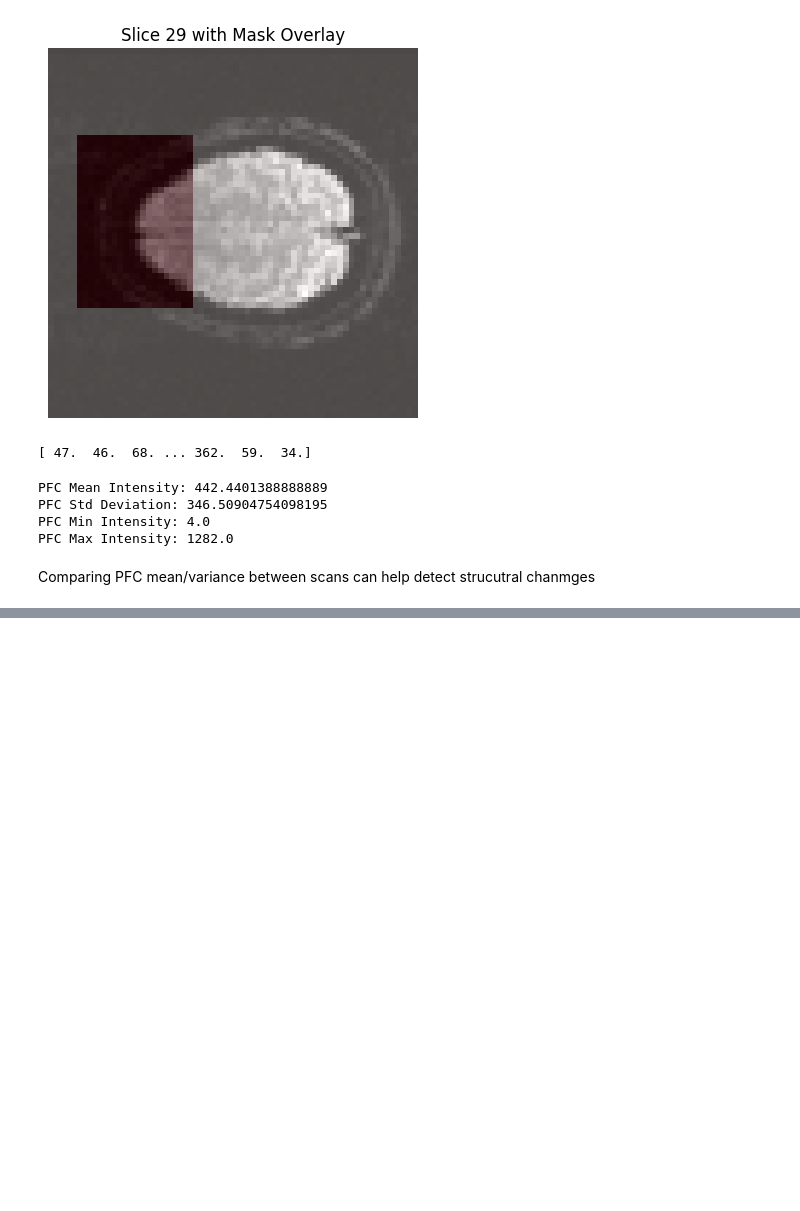
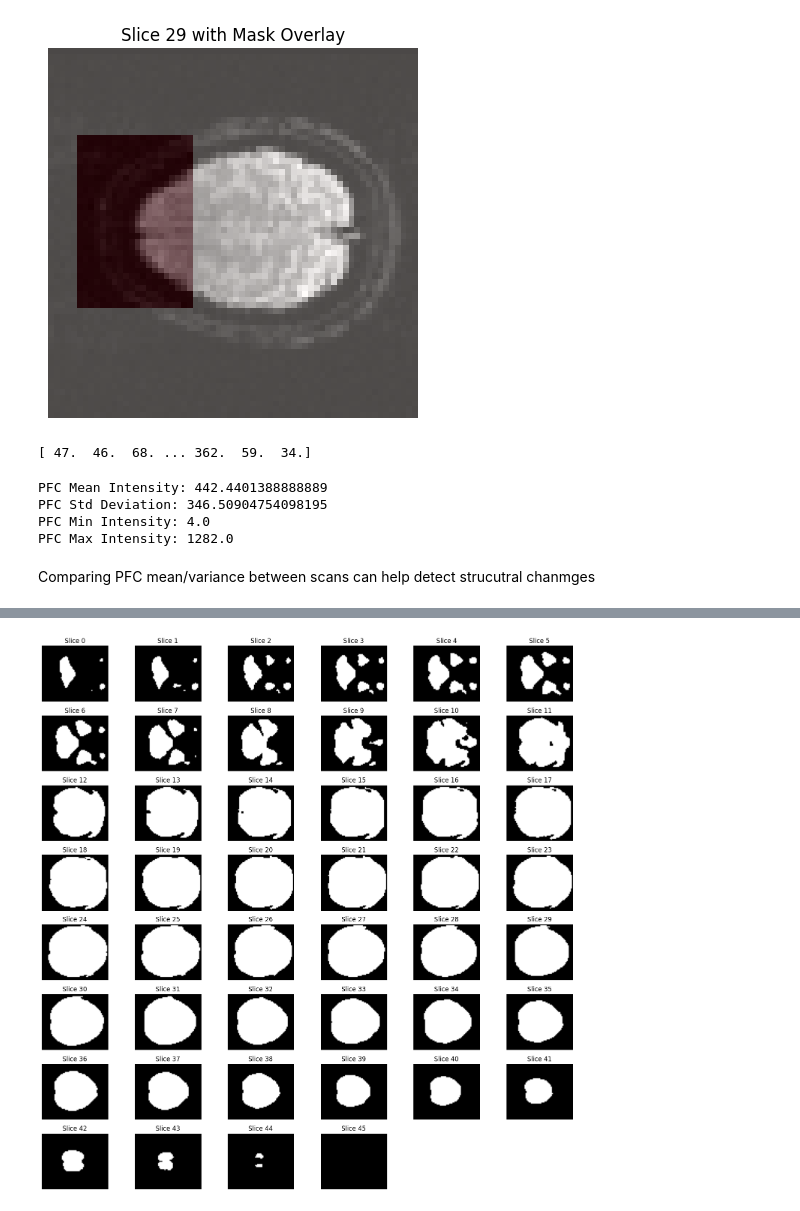
Before and after one commit to Adonimac/fMRI, a Jupyter notebook: test.ipynb, the cells around one changed output, grey strips where cells are left out. Drawn from its saved outputs; the diff is of its cells as text; code cells hidden in the pictures; blank space fills up the shorter version.

```diff
--- a/test.ipynb
+++ b/test.ipynb
@@ -145,0 +149,24 @@ FileNotFoundError: No such file or no access: 'CV/CT_MAY2016/FIRST SCAN/FIRST LE
+# %%
+
+import math
+
+num_slices = mask_data.shape[2]
+
+
+cols = 6
+rows = math.ceil(num_slices / cols)
+
+plt.figure(figsize=(15, 15) )
+
+for i in range(num_slices):
+
+
+    plt.subplot(rows, cols, i+1)
+    plt.imshow(mask_data[:, :, i], cmap='gray')
+    plt.axis('off')
+    plt.title(f"Slice {i}")
+
+plt.tight_layout()
+plt.show()
+# %% [output]
+[figure, added]
```
Also changed, not shown: parts of 3 cells of this notebook.
